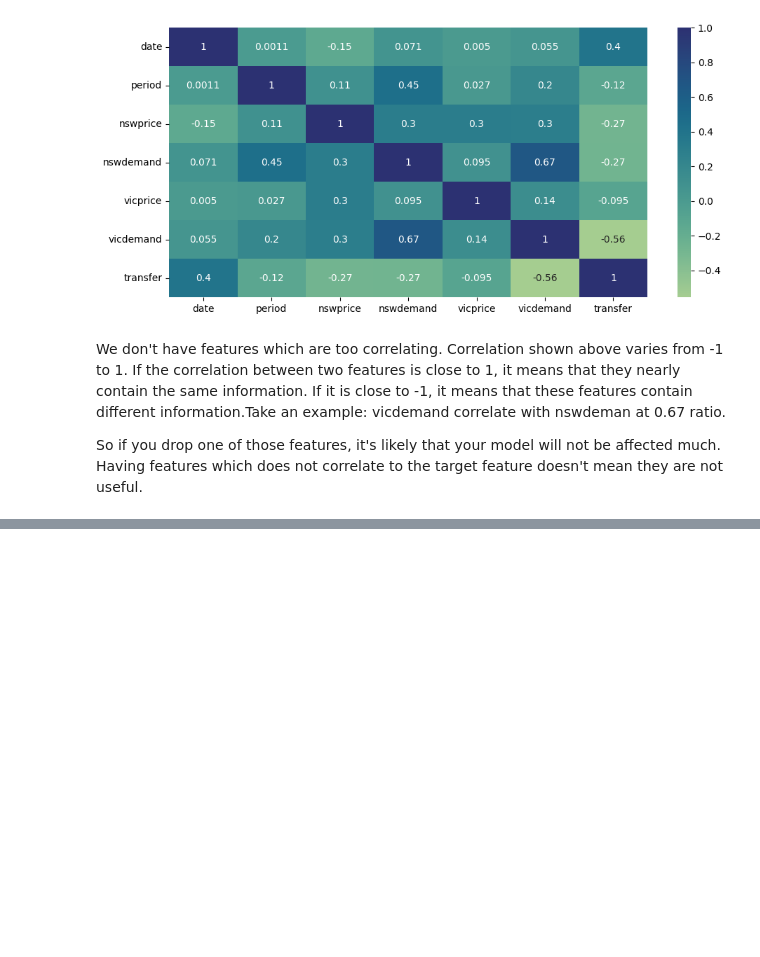
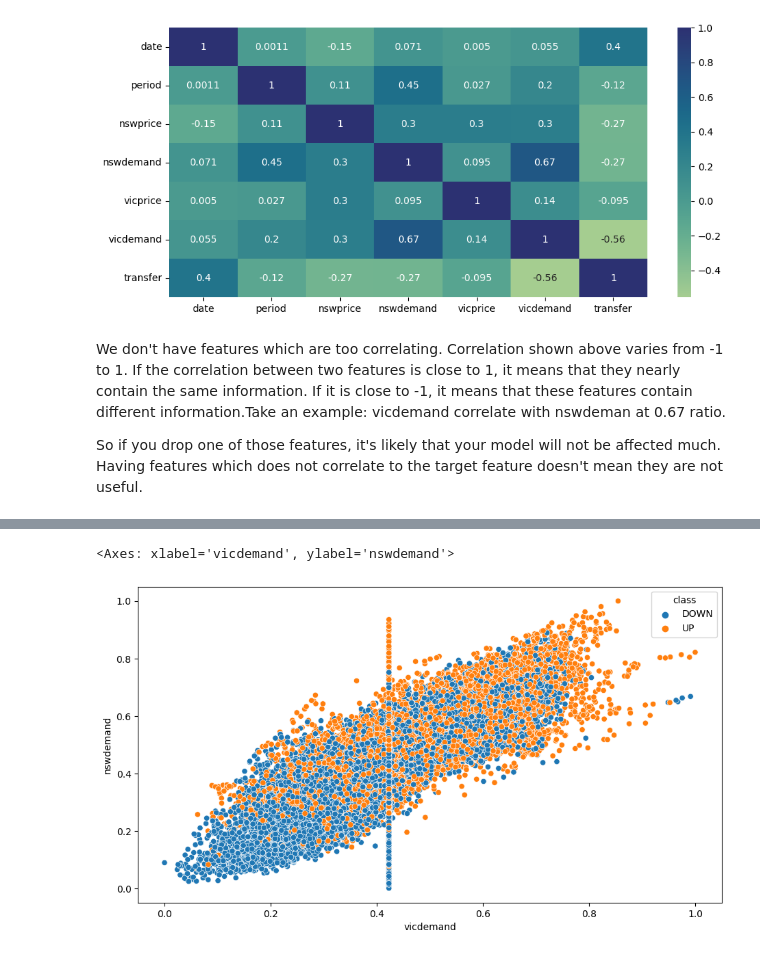
Before and after one commit to Slimcent/Classificatio_Jupyter_Files, a Jupyter notebook: Predicting the increase or decrease of electricity prices.ipynb, the cells around one changed output, grey strips where cells are left out. Drawn from its saved outputs; the diff is of its cells as text; code cells hidden in the pictures; blank space fills up the shorter version.

```diff
--- a/Predicting the increase or decrease of electricity prices.ipynb
+++ b/Predicting the increase or decrease of electricity prices.ipynb
@@ -192,0 +210,8 @@ So if you drop one of those features, it's likely that your model will not be af
+# %%
+# Relationship between the demand/price of electricity in New South Wales and Victoria
+
+plt.figure(figsize=(11,6))
+sns.scatterplot(data=train_data, x='vicdemand', y='nswdemand', hue='class')
+# %% [output]
+<Axes: xlabel='vicdemand', ylabel='nswdemand'>
+[figure, added]
```
Also changed, not shown: parts of 10 cells of this notebook.
